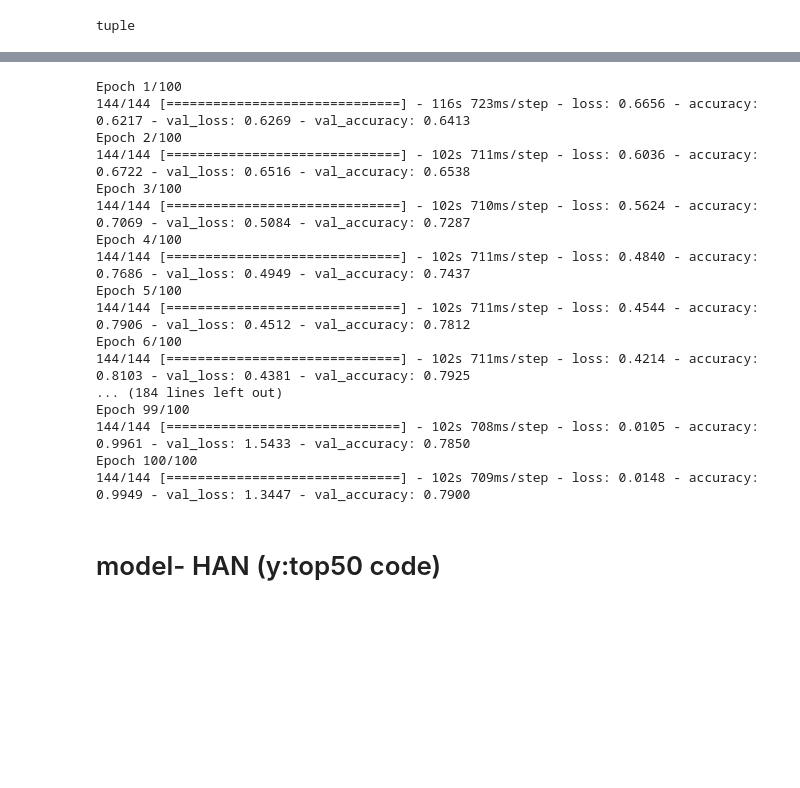
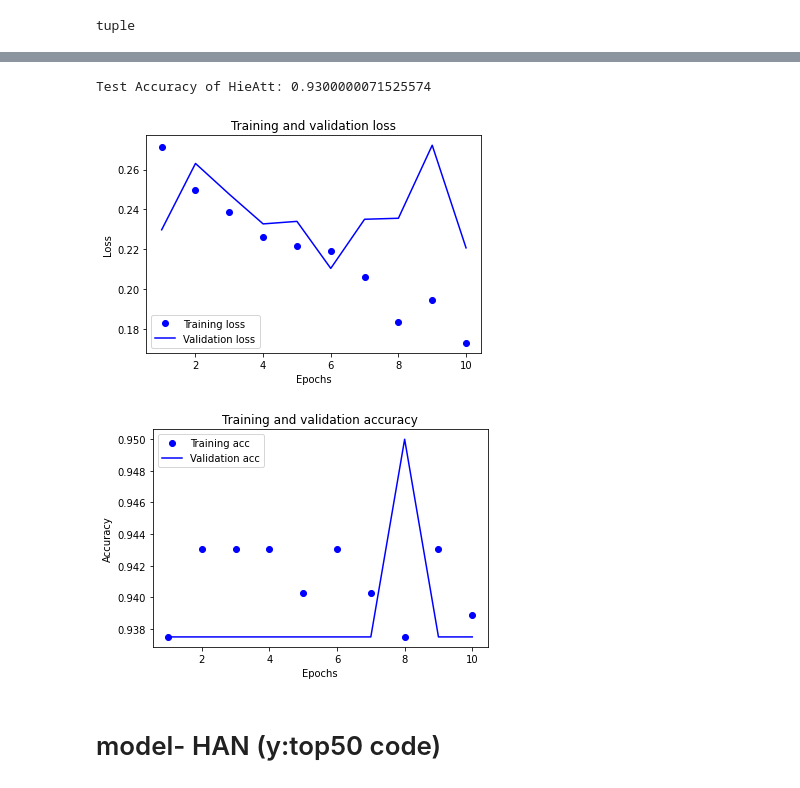
Before and after one commit to jaekyoungkim/my_project, a Jupyter notebook: HAN_applied_to_mimic3.ipynb, the cells around one changed output, grey strips where cells are left out. Cells and saved outputs as stored; diff of their text form; code cells hidden in the pictures; blank space fills up the shorter version.

```diff
--- a/HAN_applied_to_mimic3.ipynb
+++ b/HAN_applied_to_mimic3.ipynb
@@ -1018,56 +1029,0 @@ Epoch 20/20
-# %%
-history = model.fit(x=train_X_data,  # x : list
-                    y=train_Y_data,  # y: list
-                    batch_size= 50, # 128
-                    epochs=20,  # 100
-                    verbose=True,
-                    validation_data=(val_X_data, val_Y_data)  # tuple , 'NoneType' object is not callable
-                    #,callbacks=[early_stop]
-                    )
-
-
-# error
-# def _fixup_shape(images, labels):
-#    images.set_shape([None, 15, 256, 256, 3])
-#    labels.set_shape([None, 12])
-#    return images, labels
-# as_list() is not defined on an unknown tensorshape
-
-#model.load_weights(model_path)
-# %% [output]
-Epoch 1/100
-144/144 [==============================] - 116s 723ms/step - loss: 0.6656 - accuracy: 0.6217 - val_loss: 0.6269 - val_accuracy: 0.6413
-Epoch 2/100
-144/144 [==============================] - 102s 711ms/step - loss: 0.6036 - accuracy: 0.6722 - val_loss: 0.6516 - val_accuracy: 0.6538
-Epoch 3/100
-144/144 [==============================] - 102s 710ms/step - loss: 0.5624 - accuracy: 0.7069 - val_loss: 0.5084 - val_accuracy: 0.7287
-Epoch 4/100
-144/144 [==============================] - 102s 711ms/step - loss: 0.4840 - accuracy: 0.7686 - val_loss: 0.4949 - val_accuracy: 0.7437
-Epoch 5/100
-144/144 [==============================] - 102s 711ms/step - loss: 0.4544 - accuracy: 0.7906 - val_loss: 0.4512 - val_accuracy: 0.7812
-Epoch 6/100
-144/144 [==============================] - 102s 711ms/step - loss: 0.4214 - accuracy: 0.8103 - val_loss: 0.4381 - val_accuracy: 0.7925
-... (184 lines left out)
-Epoch 99/100
-144/144 [==============================] - 102s 708ms/step - loss: 0.0105 - accuracy: 0.9961 - val_loss: 1.5433 - val_accuracy: 0.7850
-Epoch 100/100
-144/144 [==============================] - 102s 709ms/step - loss: 0.0148 - accuracy: 0.9949 - val_loss: 1.3447 - val_accuracy: 0.7900
-# %%
-history = model.fit(x=train_X_data,  # x : list
-                    y=train_Y_data,  # y: list
-                    batch_size=200,
-                    epochs=20,
-                    verbose=True,
-                    validation_data=(val_X_data, val_Y_data)  # tuple , 'NoneType' object is not callable
-                    #,callbacks=[early_stop]
-                    )
-
-
-# error
-# def _fixup_shape(images, labels):
-#    images.set_shape([None, 15, 256, 256, 3])
-#    labels.set_shape([None, 12])
-#    return images, labels
-# as_list() is not defined on an unknown tensorshape
-
-#model.load_weights(model_path)
@@ -1074,35 +1035,44 @@ history = model.fit(x=train_X_data,  # x : list
+# %%
+# 모델 불러오기
+model = model(*args, **kwargs)
+model.load()
 # %%
-fscore = model.evaluate(test_X_data, test_Y_data, verbose=0, batch_size=50)
+# 성능 시각화하기
+score = model.evaluate(test_X_data, test_Y_data, verbose=0, batch_size=50)
 print("Test Accuracy of {}: {}".format(model_name, score[1])) # Test Accuracy of HieAtt: 0.6171652674674988
 
 import matplotlib.pyplot as plt
 history_dict = history.history
 loss = history_dict['loss']
 val_loss = history_dict['val_loss']
 
 epochs = range(1, len(loss) + 1)
 plt.plot(epochs, loss, 'bo', label='Training loss')
 plt.plot(epochs, val_loss, 'b', label='Validation loss')
 plt.title('Training and validation loss')
 plt.xlabel('Epochs')
 plt.ylabel('Loss')
 plt.legend()
 plt.show()
 
 plt.clf()
 acc = history_dict['accuracy']
 val_acc = history_dict['val_accuracy']
 epochs = range(1, len(loss) + 1)
 plt.plot(epochs, acc, 'bo', label='Training acc')
 plt.plot(epochs, val_acc, 'b', label='Validation acc')
 plt.title('Training and validation accuracy')
 plt.xlabel('Epochs')
 plt.ylabel('Accuracy')
 plt.legend()
 plt.show()
 
 word_rev_index = {}
 for word, i in tokenizer.word_index.items():
     word_rev_index[i] = word
+# %% [output]
+Test Accuracy of HieAtt: 0.9300000071525574
+[figure, added]
+[figure, added]
 # %% [markdown]
 # model- HAN (y:top50 code)
```
Also changed, not shown: parts of 50 cells of this notebook.
